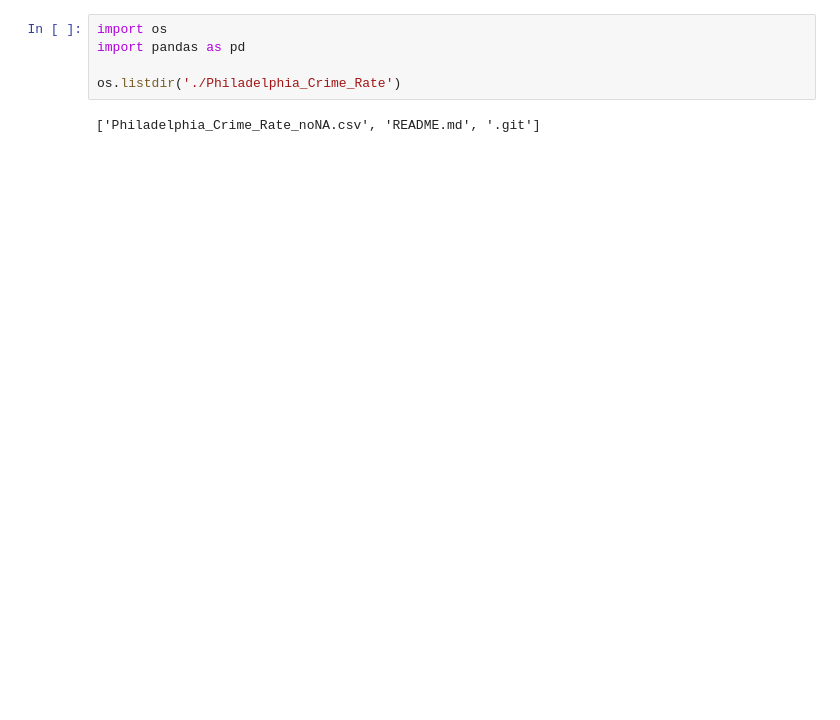
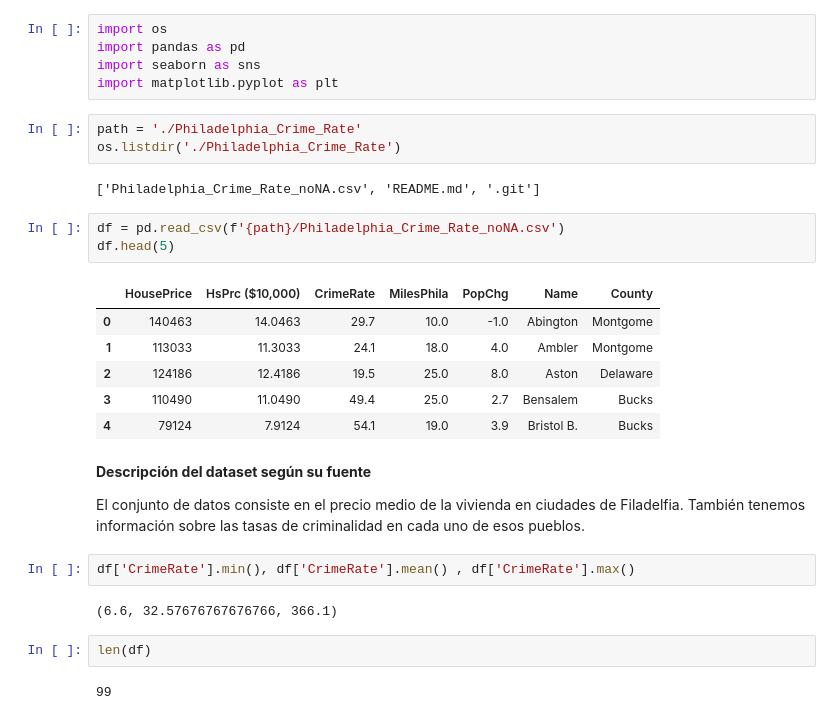
Before and after one commit to Luis-QT/Philadelphia_Crime_Rate, a Jupyter notebook: Análisis_de_datos.ipynb, the cells around one changed output. Drawn from its saved outputs; the diff is of its cells as text; blank space fills up the shorter version.

```diff
--- a/Análisis_de_datos.ipynb
+++ b/Análisis_de_datos.ipynb
@@ -12,7 +7,32 @@ Unpacking objects: 100% (6/6), done.
 # %%
 import os
 import pandas as pd
-
-os.listdir('./Philadelphia_Crime_Rate')
+import seaborn as sns
+import matplotlib.pyplot as plt
-# %% [output]
-['Philadelphia_Crime_Rate_noNA.csv', 'README.md', '.git']
+# %%
+path = './Philadelphia_Crime_Rate'
+os.listdir('./Philadelphia_Crime_Rate')
+# %% [output]
+['Philadelphia_Crime_Rate_noNA.csv', 'README.md', '.git']
+# %%
+df = pd.read_csv(f'{path}/Philadelphia_Crime_Rate_noNA.csv')
+df.head(5)
+# %% [output]
+|  | HousePrice | HsPrc ($10,000) | CrimeRate | MilesPhila | PopChg | Name | County |
+| 0 | 140463 | 14.0463 | 29.7 | 10.0 | -1.0 | Abington | Montgome |
+| 1 | 113033 | 11.3033 | 24.1 | 18.0 | 4.0 | Ambler | Montgome |
+| 2 | 124186 | 12.4186 | 19.5 | 25.0 | 8.0 | Aston | Delaware |
+| 3 | 110490 | 11.0490 | 49.4 | 25.0 | 2.7 | Bensalem | Bucks |
+| 4 | 79124 | 7.9124 | 54.1 | 19.0 | 3.9 | Bristol B. | Bucks |
+# %% [markdown]
+**Descripción del dataset según su fuente**
+
+El conjunto de datos consiste en el precio medio de la vivienda en ciudades de Filadelfia. También tenemos información sobre las tasas de criminalidad en cada uno de esos pueblos.
+# %%
+df['CrimeRate'].min(), df['CrimeRate'].mean() , df['CrimeRate'].max()
+# %% [output]
+(6.6, 32.57676767676766, 366.1)
+# %%
+len(df)
+# %% [output]
+99
```
Also changed, not shown: parts of 6 cells of this notebook.
